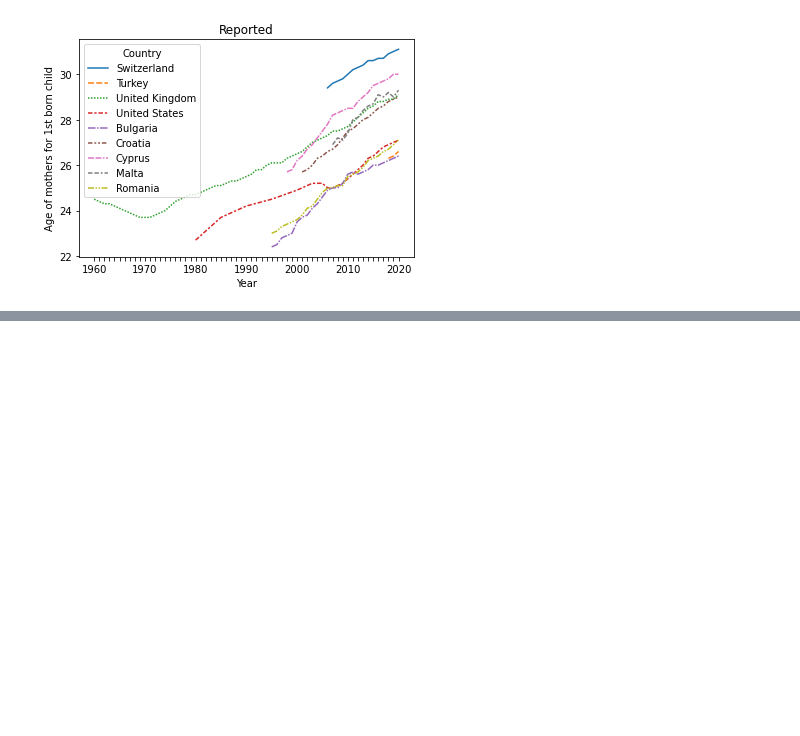
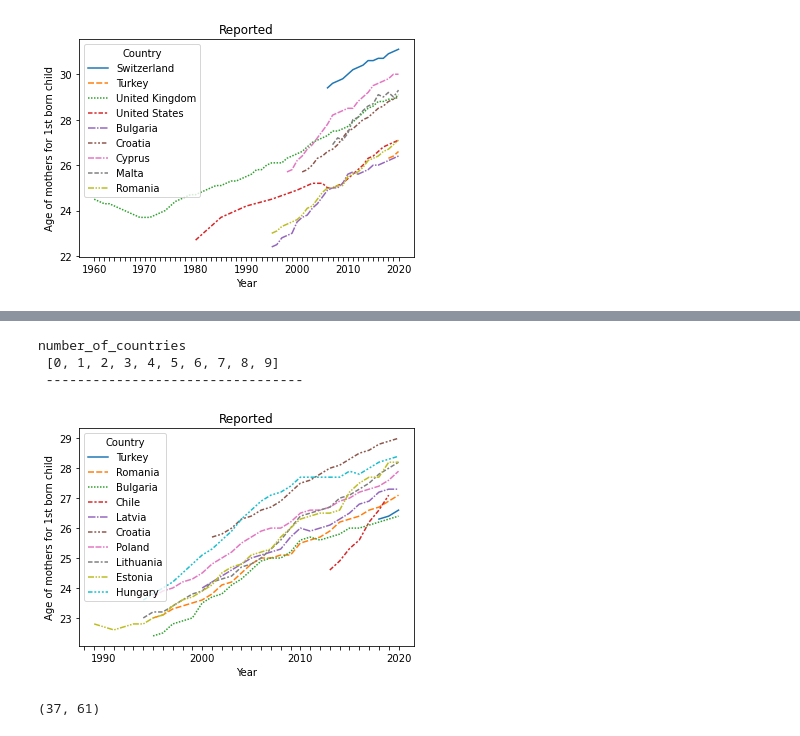
Before and after one commit to BorisMoric/UCDPA_BorisMoric, a Jupyter notebook: DataSets/Project_2.ipynb, the cells around one changed output, grey strips where cells are left out. Drawn from its saved outputs; the diff is of its cells as text; code cells hidden in the pictures; blank space fills up the shorter version.

Commit message:
merged data sources + created few more visualisations + updated report

```diff
--- a/DataSets/Project_2.ipynb
+++ b/DataSets/Project_2.ipynb
@@ -1862,0 +1932,2 @@ number_of_countries
+# %%
+AM_Countries_plus['EU_member']=AM_Countries_plus['EU_member'].fillna('Not in EU')
@@ -1862,0 +1946,9 @@ number_of_countries
+# %%
+AM_Countries_sorted = AM_Countries_plus.copy()
+AM_Countries_sorted.sort_values('GDP ($ per capita)',inplace=True)
+# %%
+columns_to_drop = ['Region', 'Population', 'Area (sq. mi.)', 'Pop. Density (per sq. mi.)', 'Coastline (coast/area ratio)', 'Net migration', \
+                   'Infant mortality (per 1000 births)', 'GDP ($ per capita)', 'Literacy (%)', 'Phones (per 1000)', 'Arable (%)', 'Crops (%)', \
+                   'Other (%)', 'Climate', 'Birthrate', 'Deathrate', 'Agriculture', 'Industry', 'Service', 'EU_member', 'Continent']
+# %%
+AM_Countries_sorted.drop(columns_to_drop,axis=1,inplace=True)
@@ -1862,0 +1977,27 @@ number_of_countries
+# %%
+number_of_countries = list(range(0, 10, 1))
+print("number_of_countries","\n",number_of_countries,"\n","---------------------------------","\n")
+list_of_countries = AM_Countries_sorted.iloc[number_of_countries,]
+AM_Countries_trans = AM_Countries_sorted.loc[list_of_countries.index,].transpose()
+cols = AM_Countries_trans.columns
+for c in cols:
+    try:
+        AM_Countries_trans[c] = pd.to_numeric(AM_Countries_trans[c])
+    except:
+        pass
+Countries_lineplot = sns.lineplot(data=AM_Countries_trans)
+Countries_lineplot.set(xlabel="Year",ylabel="Age of mothers for 1st born child",title="Reported")
+for index, label in enumerate(Countries_lineplot.get_xticklabels()):
+   if index % 10 == 0:
+      label.set_visible(True)
+   else:
+      label.set_visible(False)
+# %% [output]
+number_of_countries
+ [0, 1, 2, 3, 4, 5, 6, 7, 8, 9]
+ ---------------------------------
+[figure, added]
+# %%
+AM_Countries_sorted.shape
+# %% [output]
+(37, 61)
```
Also changed, not shown: parts of 34 cells of this notebook, 1 other file.
